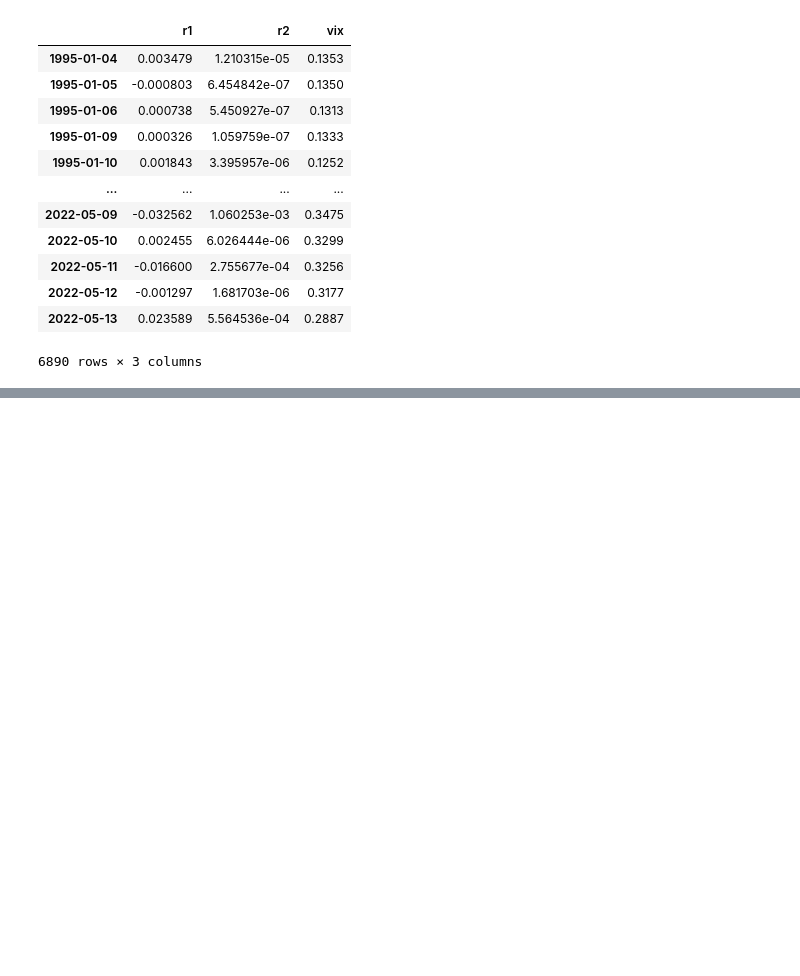
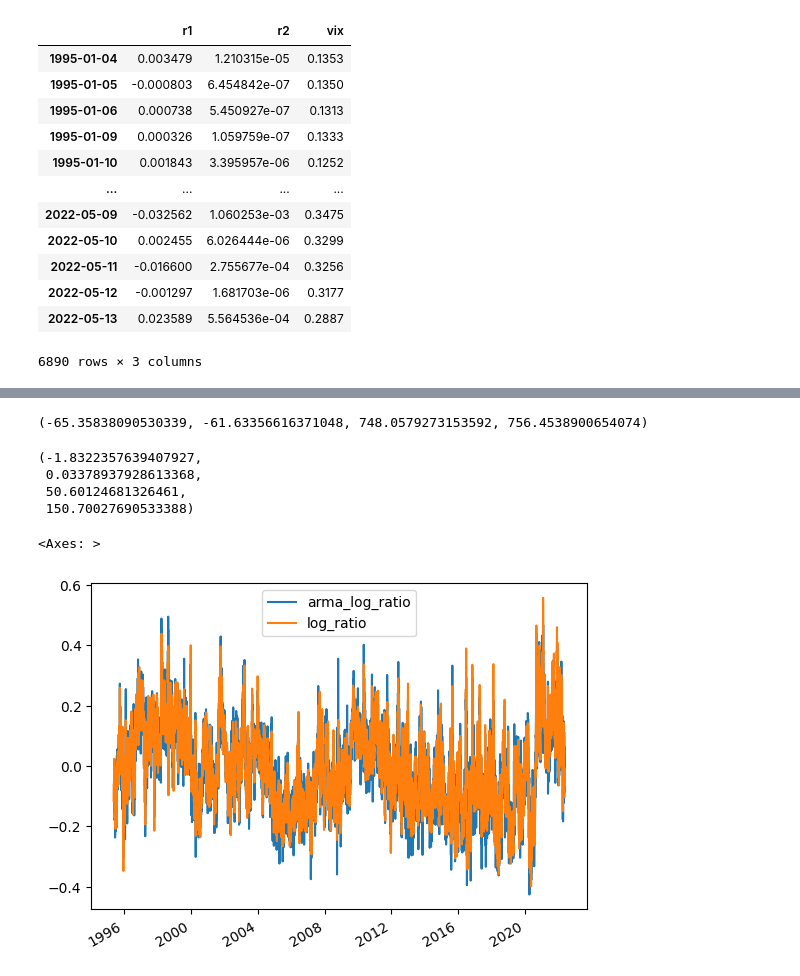
Before and after one commit to luchungi/VolatilityIsMostlyPathDependent, a Jupyter notebook: PDV_plus_MA.ipynb, the cells around one changed output, grey strips where cells are left out. Cells and saved outputs as stored; diff of their text form; code cells hidden in the pictures; blank space fills up the shorter version.

```diff
--- a/PDV_plus_MA.ipynb
+++ b/PDV_plus_MA.ipynb
@@ -212,0 +118,9 @@ Covariance estimator: robust
+# %%
+y = df_preds['log_ratio'][:-1] if use_log_ratio else df_preds['ratio'][:-1]
+x = df_preds['vix'].shift(-1).dropna() # shift use that time t-1 vix is used to predict residual for time t
+if use_vix_exog:
+    arma_model = arch.arch_model(y, x, mean='ARX', vol='ARCH', lags=n_lags, p=res_window, rescale=False) # with vix as exogenous variable
+else:
+    arma_model = arch.arch_model(y, mean='ARX', vol='ARCH', lags=n_lags, p=res_window, rescale=False) # without vix as exogenous variable
+arma_res = arma_model.fit()
+arma_res.summary()
@@ -272,2 +256,18 @@ df_preds[res_window-1:]
+# %%
+df_preds['arma_log_ratio'].sum(), df_preds['log_ratio'].sum(), np.abs(df_preds['arma_log_ratio']).sum(), np.abs(df_preds['log_ratio']).sum()
+# %% [output]
+(-65.35838090530339, -61.63356616371048, 748.0579273153592, 756.4538900654074)
+# %%
+df_preds['arma_residuals'].sum(), df_preds['residuals'].sum(), np.abs(df_preds['arma_residuals']).sum(), np.abs(df_preds['residuals']).sum()
+# %% [output]
+(-1.8322357639407927,
+ 0.03378937928613368,
+ 50.60124681326461,
+ 150.70027690533388)
+# %%
+df_preds[['arma_log_ratio', 'log_ratio']].plot()
+# %% [output]
+<Axes: >
+[figure, added]
 # %%
 fig, ax = plt.subplots(2, 1, figsize=(20, 16))
```
Also changed, not shown: parts of 33 cells of this notebook, 3 other files.
